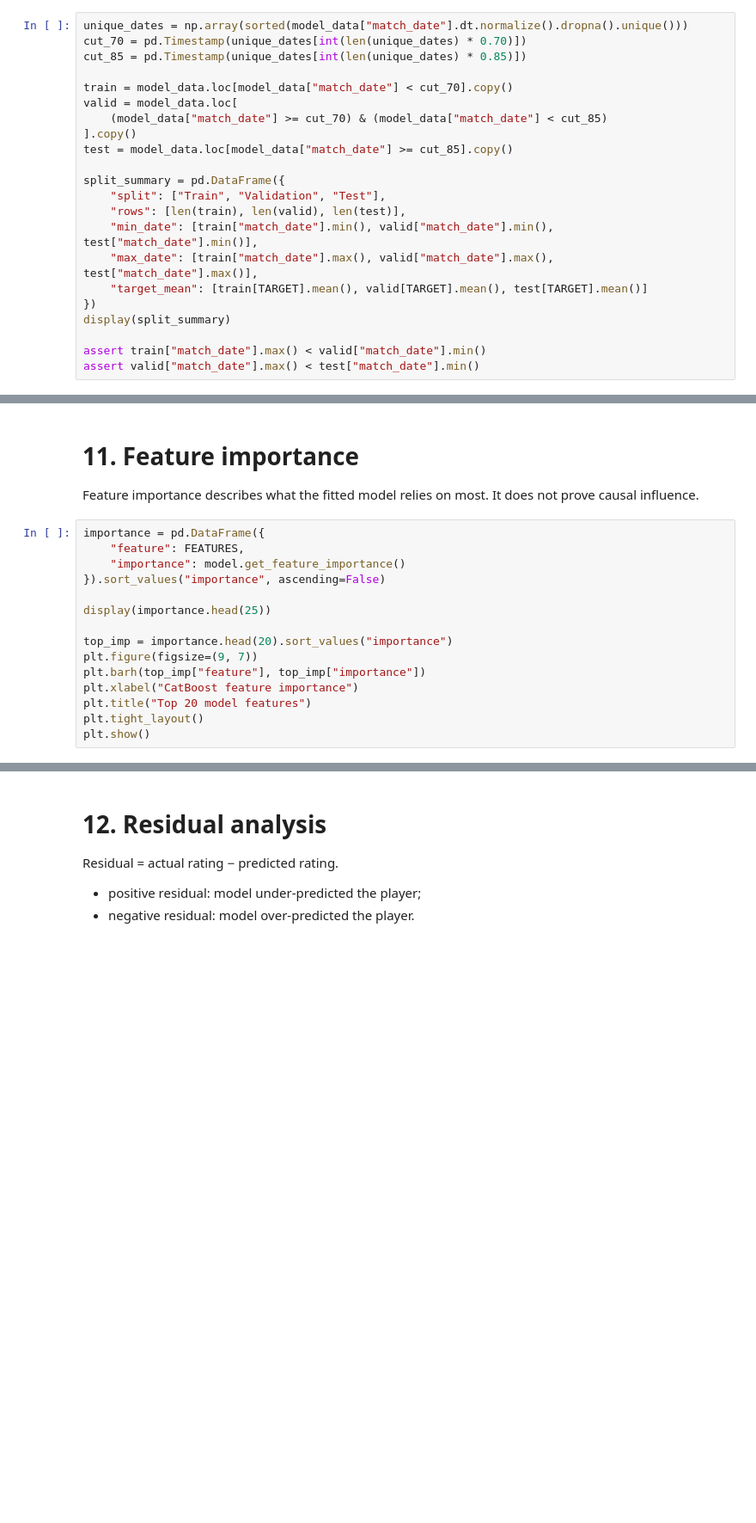
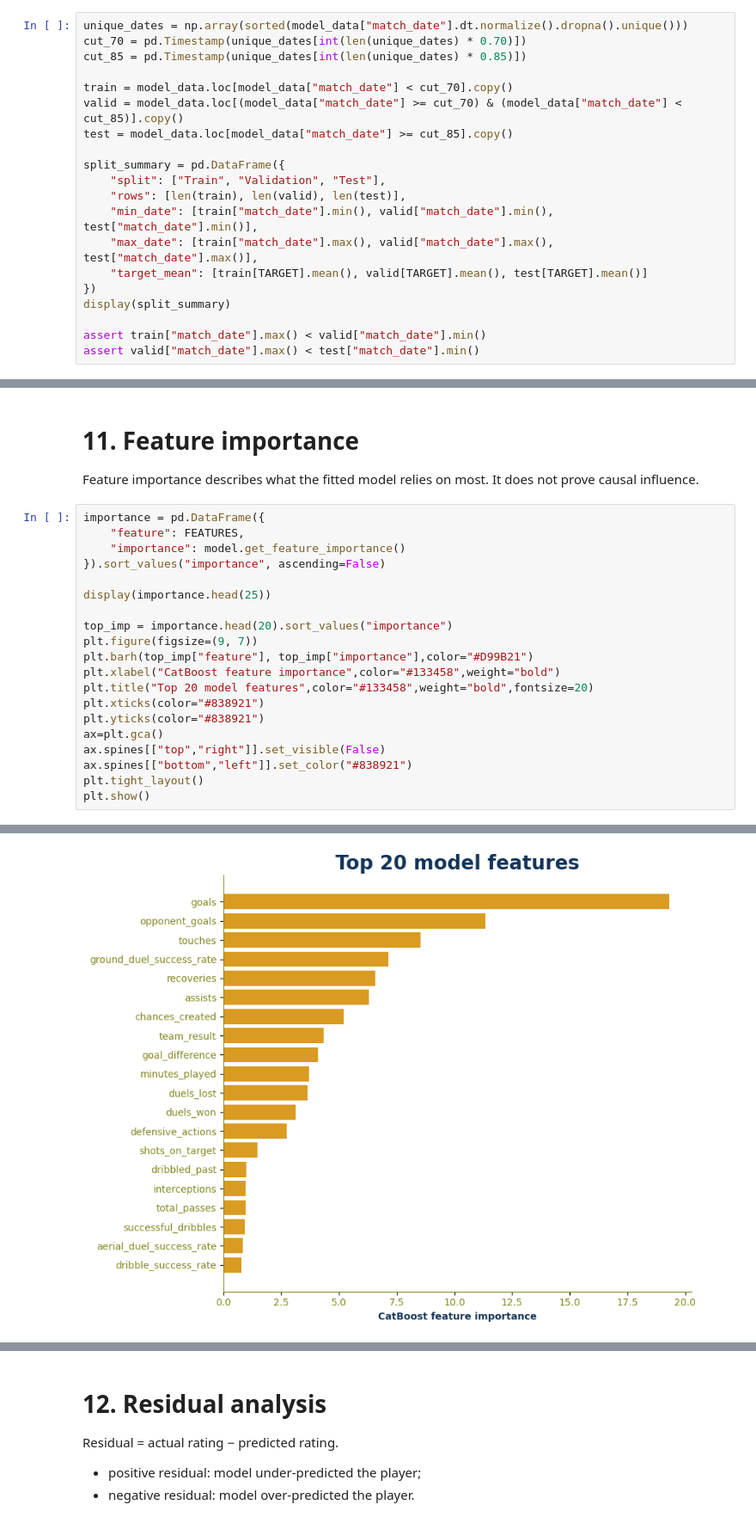
Before and after one commit to saba-ghorashi/football-player-rating-analysis, a Jupyter notebook: football_player_rating_analysis.ipynb, the cells around one changed output, grey strips where cells are left out. Shown at 86% size. Saved outputs shown, nothing was run; the diff lists cells and outputs as text; blank space fills up the shorter version.

```diff
--- a/football_player_rating_analysis.ipynb
+++ b/football_player_rating_analysis.ipynb
@@ -1361,9 +1348,7 @@ cut_70 = pd.Timestamp(unique_dates[int(len(unique_dates) * 0.70)])
 cut_85 = pd.Timestamp(unique_dates[int(len(unique_dates) * 0.85)])
 
 train = model_data.loc[model_data["match_date"] < cut_70].copy()
-valid = model_data.loc[
-    (model_data["match_date"] >= cut_70) & (model_data["match_date"] < cut_85)
-].copy()
+valid = model_data.loc[(model_data["match_date"] >= cut_70) & (model_data["match_date"] < cut_85)].copy()
 test = model_data.loc[model_data["match_date"] >= cut_85].copy()
 
 split_summary = pd.DataFrame({
@@ -1562,8 +1575,14 @@ display(importance.head(25))
 
 top_imp = importance.head(20).sort_values("importance")
 plt.figure(figsize=(9, 7))
-plt.barh(top_imp["feature"], top_imp["importance"])
-plt.xlabel("CatBoost feature importance")
-plt.title("Top 20 model features")
+plt.barh(top_imp["feature"], top_imp["importance"],color="#D99B21")
+plt.xlabel("CatBoost feature importance",color="#133458",weight="bold")
+plt.title("Top 20 model features",color="#133458",weight="bold",fontsize=20)
+plt.xticks(color="#838921")
+plt.yticks(color="#838921")
+ax=plt.gca()
+ax.spines[["top","right"]].set_visible(False)
+ax.spines[["bottom","left"]].set_color("#838921")
 plt.tight_layout()
 plt.show()
+# %% [output]
@@ -1570,3 +1606,4 @@ plt.show()
+[figure, added]
 # %% [markdown]
 ## 11.1 SHAP directionality on a sample
 
```
Also changed, not shown: parts of 23 cells of this notebook, 4 other files.
